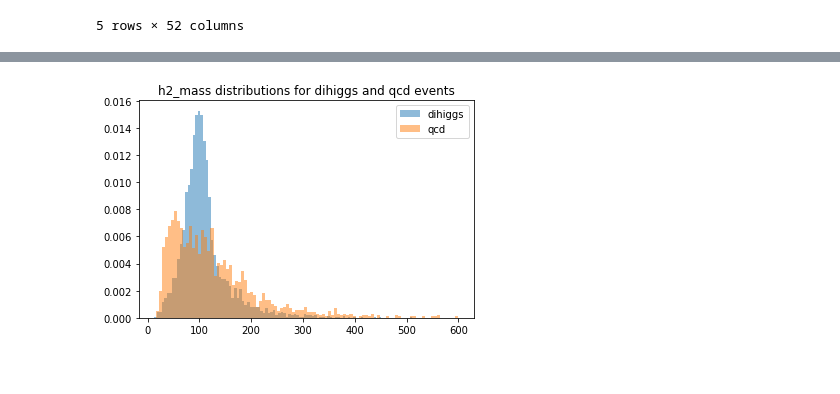
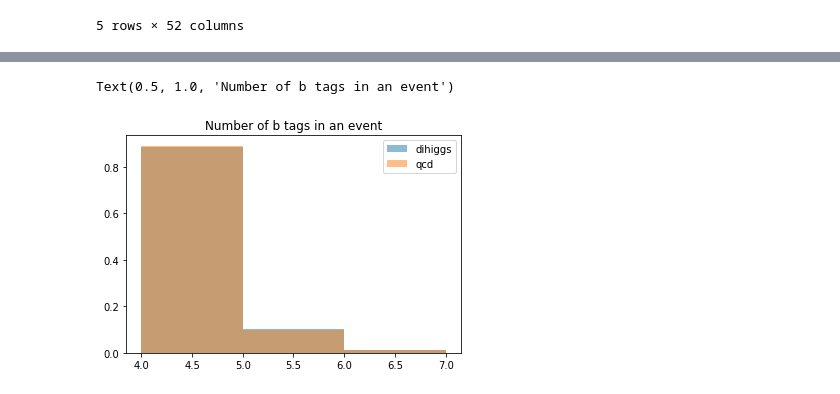
Before and after one commit to neu-physics/dihiggsMLProject, a Jupyter notebook: higgsReconstruction/EventPlotting/plotting.ipynb, the cells around one changed output, grey strips where cells are left out. Saved outputs shown, nothing was run; the diff lists cells and outputs as text; code cells hidden in the pictures.

```diff
--- a/higgsReconstruction/EventPlotting/plotting.ipynb
+++ b/higgsReconstruction/EventPlotting/plotting.ipynb
@@ -288,11 +313,11 @@ plt.clf()
 # %%
 ##############################################################
-##                NORMED H_2 MASS PER EVENT                 ##
+##                     B TAGS PER EVENT                     ##
 ##############################################################
-plt.hist(hh.h2_mass, label="dihiggs", alpha=0.5, normed=True, bins=100)
-plt.hist(qcd.h2_mass, label="qcd", alpha=0.5, normed=True, bins=100)
-plt.title("h2_mass distributions for dihiggs and qcd events")
+plt.hist(hh.nBTags, alpha=0.5, label="dihiggs", bins=3, density=1)
+plt.hist(qcd.nBTags, alpha=0.5, label="qcd", bins=3, density=1)
 plt.legend()
-plt.show()
+plt.title("Number of b tags in an event")
 # %% [output]
+Text(0.5, 1.0, 'Number of b tags in an event')
-[figure, old version]
+[figure, new version]
```
Also changed, not shown: parts of 26 cells of this notebook.
